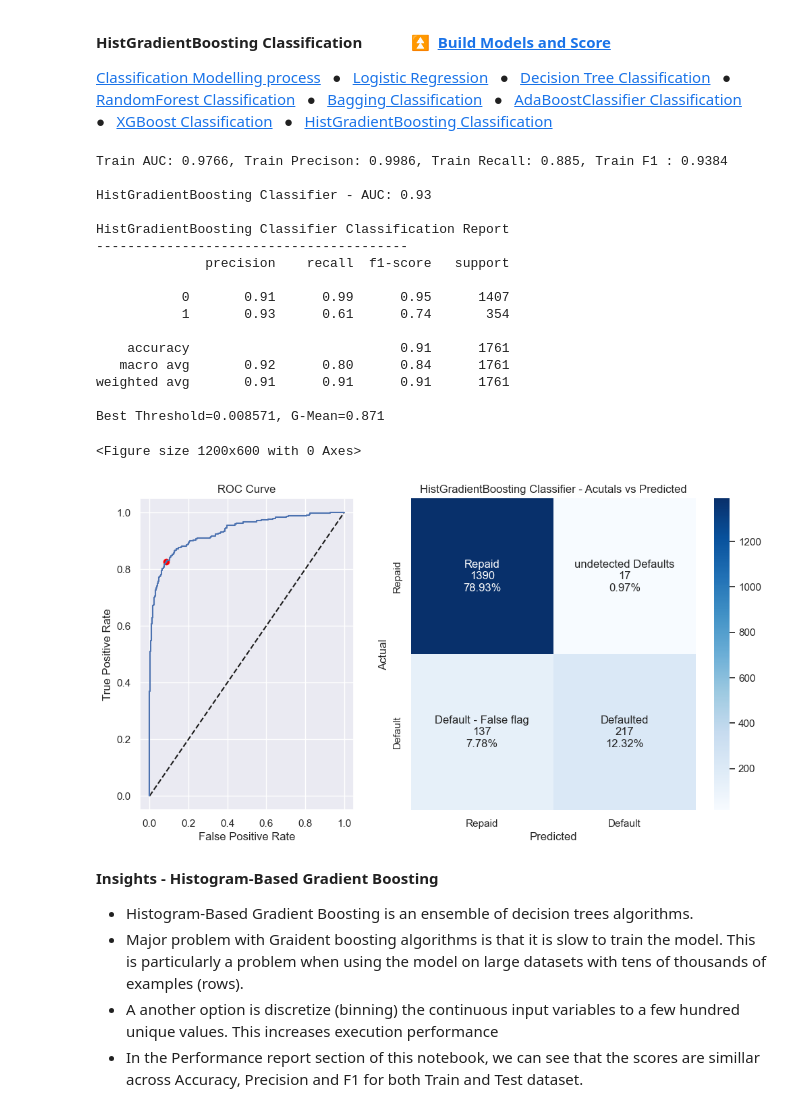
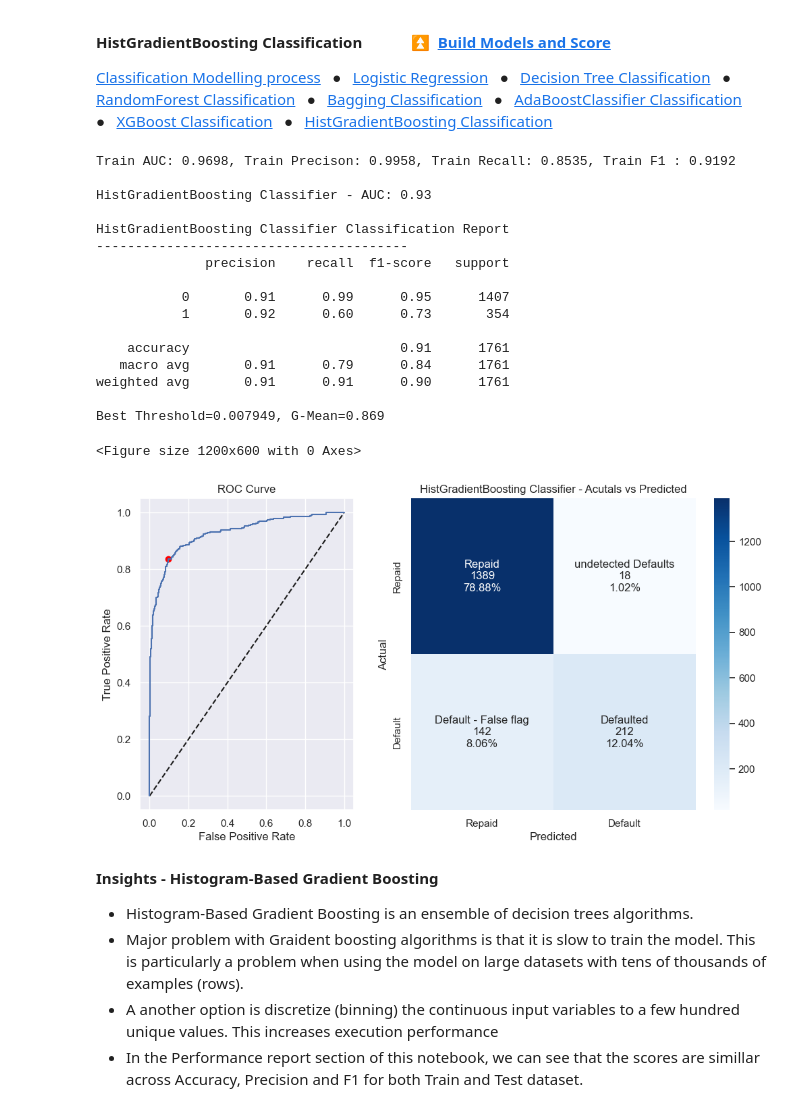
Before and after one commit to cooolbabu/GL-MIT-ADSP-2023, a Jupyter notebook: capstone/CapstoneProjectLoanDefault_LowCode_SreenivasAngaraM3.ipynb, the cells around one changed output. Saved outputs shown, nothing was run; the diff lists cells and outputs as text; code cells hidden in the pictures.

```diff
--- a/capstone/CapstoneProjectLoanDefault_LowCode_SreenivasAngaraM3.ipynb
+++ b/capstone/CapstoneProjectLoanDefault_LowCode_SreenivasAngaraM3.ipynb
@@ -1446,44 +1447,44 @@ Best Threshold=0.173211, G-Mean=0.822
 [HistGradientBoosting Classification](#HistGradientBoostingClassifier)
 # %%
 
-hgb_classifier = HistGradientBoostingClassifier(max_iter=100, random_state=42)
+hgb_classifier = HistGradientBoostingClassifier(learning_rate=0.1, max_depth=5, max_iter=200, random_state=42)
 
 # Fit the HistGradientBoostingClassifier moHistGradientBoostingClassifierdel to the selected features
 hgb_classifier.fit(X_train, y_train)
 # Make predictions on the test data
 
 ## Train scores
 train_acc = hgb_classifier.score(X_train,y_train).round(4)
 pred_train = hgb_classifier.predict(X_train).round(4)
 y_scores_train = hgb_classifier.predict_proba(X_train).round(4)
 train_recall = metrics.recall_score(y_train,pred_train).round(4)
 train_precision = metrics.precision_score(y_train,pred_train).round(4)
 train_f1 = metrics.f1_score(y_train,pred_train).round(4)
 
 print(f"Train AUC: {train_acc}, Train Precison: {train_precision}, Train Recall: {train_recall}, Train F1 : {train_f1} \n")
 
 predictions = hgb_classifier.predict(X_test)
 y_scores = hgb_classifier.predict_proba(X_test)  # Score predictions
 metrics_score2("HistGradientBoosting Classifier", y_test, predictions, y_scores)    # Print metrics
 # %% [output]
-Train AUC: 0.9766, Train Precison: 0.9986, Train Recall: 0.885, Train F1 : 0.9384
+Train AUC: 0.9698, Train Precison: 0.9958, Train Recall: 0.8535, Train F1 : 0.9192
 
 HistGradientBoosting Classifier - AUC: 0.93
 
 HistGradientBoosting Classifier Classification Report
 ----------------------------------------
               precision    recall  f1-score   support
 
            0       0.91      0.99      0.95      1407
-           1       0.93      0.61      0.74       354
+           1       0.92      0.60      0.73       354
 
     accuracy                           0.91      1761
-   macro avg       0.92      0.80      0.84      1761
-weighted avg       0.91      0.91      0.91      1761
+   macro avg       0.91      0.79      0.84      1761
+weighted avg       0.91      0.91      0.90      1761
 
-Best Threshold=0.008571, G-Mean=0.871
+Best Threshold=0.007949, G-Mean=0.869
 <Figure size 1200x600 with 0 Axes>
-[figure, old version]
+[figure, new version]
 # %% [markdown]
 **Insights - Histogram-Based Gradient Boosting**
 
```
Also changed, not shown: parts of 16 cells of this notebook.
